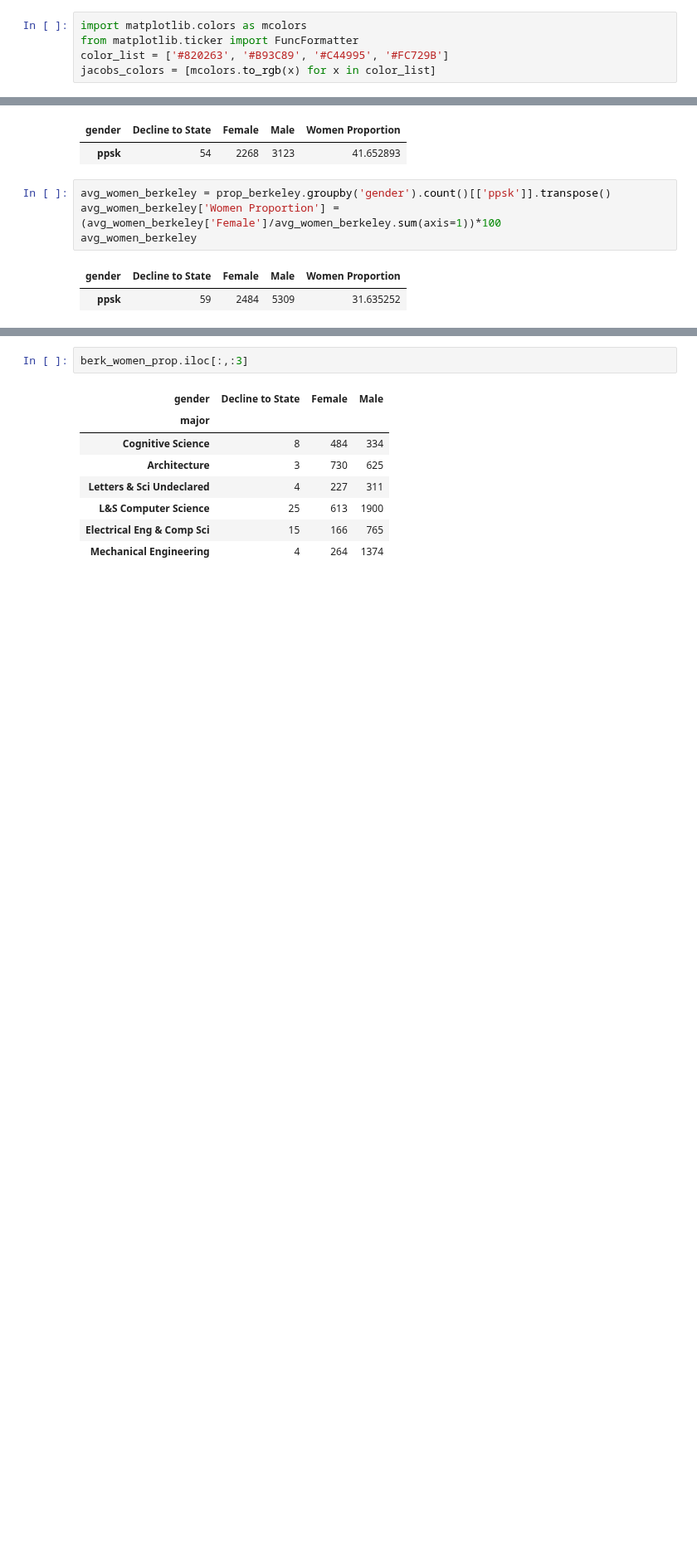
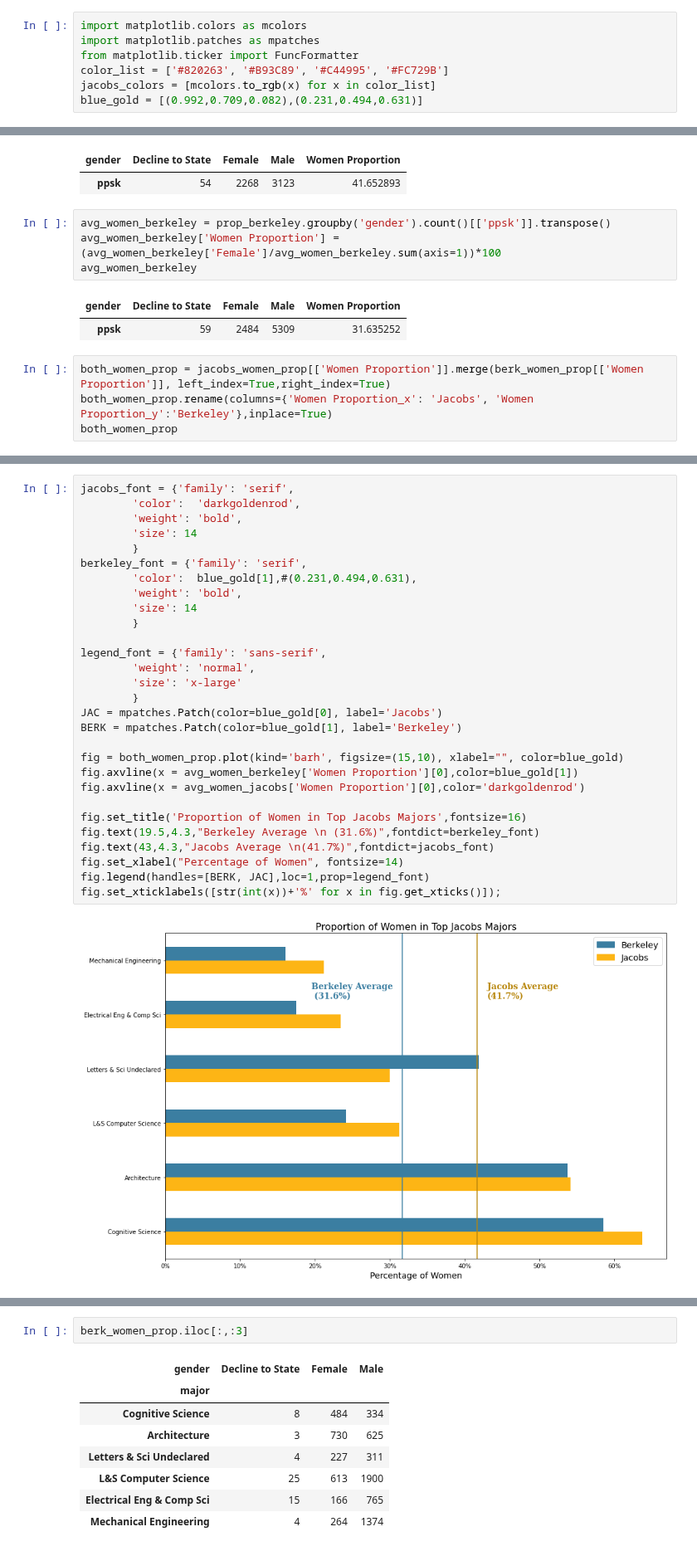
Before and after one commit to PaulDTP/Berkeley_Jacobs, a Jupyter notebook: proportions.ipynb, the cells around one changed output, grey strips where cells are left out. Shown at 83% size. Drawn from its saved outputs; the diff is of its cells as text; blank space fills up the shorter version.

```diff
--- a/proportions.ipynb
+++ b/proportions.ipynb
@@ -14,9 +14,11 @@ import matplotlib.pyplot as plt
 %store -r beeps
 # %%
 import matplotlib.colors as mcolors
+import matplotlib.patches as mpatches
 from matplotlib.ticker import FuncFormatter
 color_list = ['#820263', '#B93C89', '#C44995', '#FC729B']
 jacobs_colors = [mcolors.to_rgb(x) for x in color_list]
+blue_gold = [(0.992,0.709,0.082),(0.231,0.494,0.631)]
 # %%
 jacobs_ethnicities.drop_duplicates(subset='ppsk', inplace=True)
 # %% [markdown]
@@ -115,3 +117,7 @@ avg_women_berkeley
 # %% [output]
 | gender | Decline to State | Female | Male | Women Proportion |
 | ppsk | 59 | 2484 | 5309 | 31.635252 |
+# %%
+both_women_prop = jacobs_women_prop[['Women Proportion']].merge(berk_women_prop[['Women Proportion']], left_index=True,right_index=True)
+both_women_prop.rename(columns={'Women Proportion_x': 'Jacobs', 'Women Proportion_y':'Berkeley'},inplace=True)
+both_women_prop
@@ -117,0 +133,31 @@ avg_women_berkeley
+# %%
+jacobs_font = {'family': 'serif',
+        'color':  'darkgoldenrod',
+        'weight': 'bold',
+        'size': 14
+        }
+berkeley_font = {'family': 'serif',
+        'color':  blue_gold[1],#(0.231,0.494,0.631),
+        'weight': 'bold',
+        'size': 14
+        }
+
+legend_font = {'family': 'sans-serif',
+        'weight': 'normal',
+        'size': 'x-large'
+        }
+JAC = mpatches.Patch(color=blue_gold[0], label='Jacobs')
+BERK = mpatches.Patch(color=blue_gold[1], label='Berkeley')
+
+fig = both_women_prop.plot(kind='barh', figsize=(15,10), xlabel="", color=blue_gold)
+fig.axvline(x = avg_women_berkeley['Women Proportion'][0],color=blue_gold[1])
+fig.axvline(x = avg_women_jacobs['Women Proportion'][0],color='darkgoldenrod')
+
+fig.set_title('Proportion of Women in Top Jacobs Majors',fontsize=16)
+fig.text(19.5,4.3,"Berkeley Average \n (31.6%)",fontdict=berkeley_font)
+fig.text(43,4.3,"Jacobs Average \n(41.7%)",fontdict=jacobs_font)
+fig.set_xlabel("Percentage of Women", fontsize=14)
+fig.legend(handles=[BERK, JAC],loc=1,prop=legend_font)
+fig.set_xticklabels([str(int(x))+'%' for x in fig.get_xticks()]);
+# %% [output]
+[figure, added]
```
Also changed, not shown: parts of 5 cells of this notebook, 2 other files.
